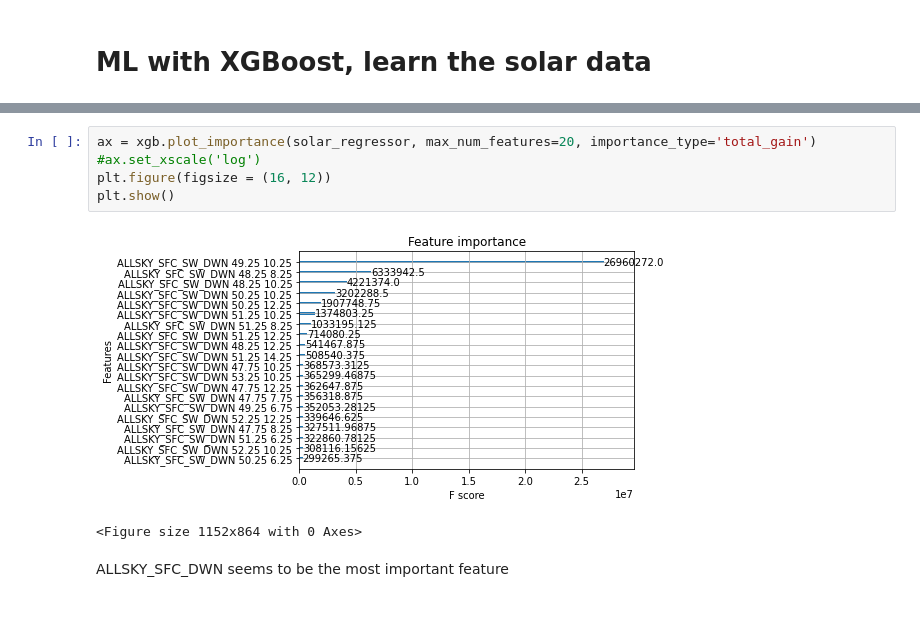
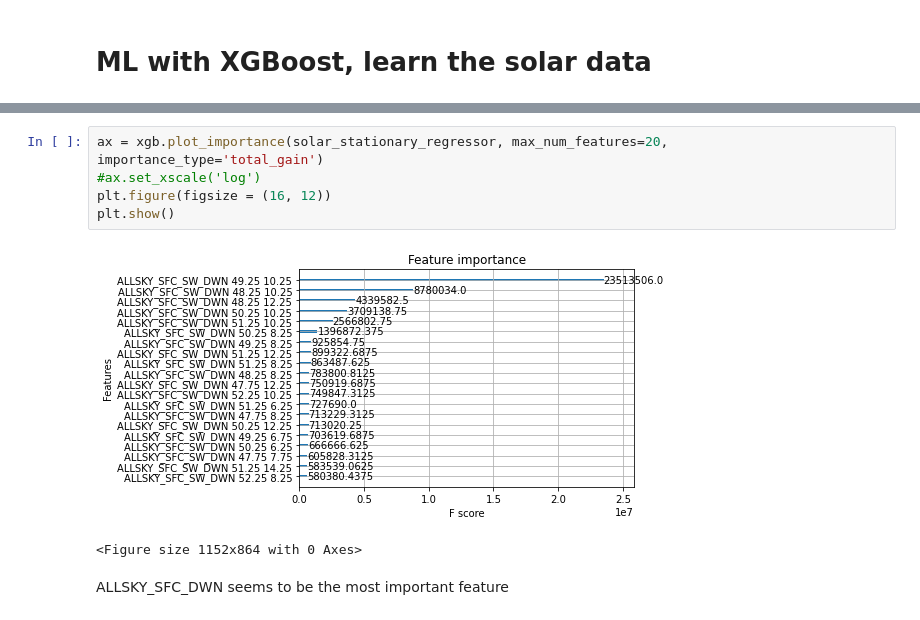
Before and after one commit to niko-nikolay/RenewableEnergyForecastML, a Jupyter notebook: notebooks/learn_data.ipynb, the cells around one changed output, grey strips where cells are left out. Cells and saved outputs as stored; diff of their text form.

Commit message:
Data is now stationary

```diff
--- a/notebooks/learn_data.ipynb
+++ b/notebooks/learn_data.ipynb
@@ -129,10 +113,10 @@ plt.plot(X_test.index, pred_reversed)
 # %%
-ax = xgb.plot_importance(solar_regressor, max_num_features=20, importance_type='total_gain')
+ax = xgb.plot_importance(solar_stationary_regressor, max_num_features=20, importance_type='total_gain')
 #ax.set_xscale('log')
 plt.figure(figsize = (16, 12))
 plt.show()
 # %% [output]
-[figure, old version]
+[figure, new version]
 <Figure size 1152x864 with 0 Axes>
 # %% [markdown]
 ALLSKY_SFC_DWN seems to be the most important feature
```
Also changed, not shown: parts of 44 cells of this notebook.
